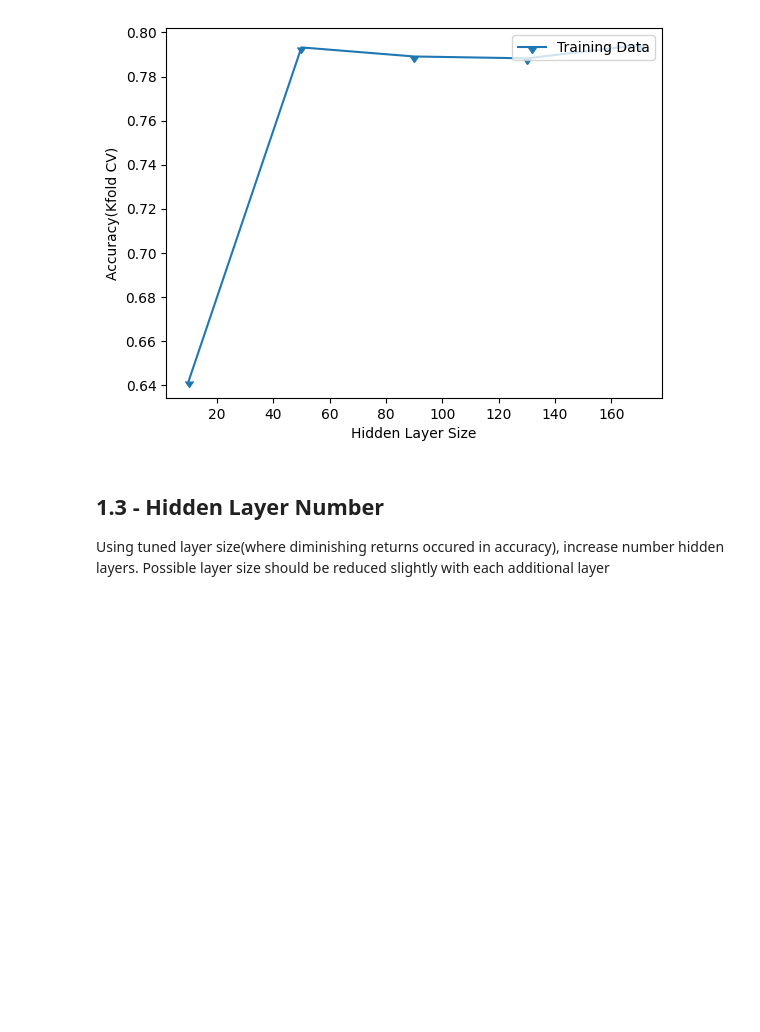
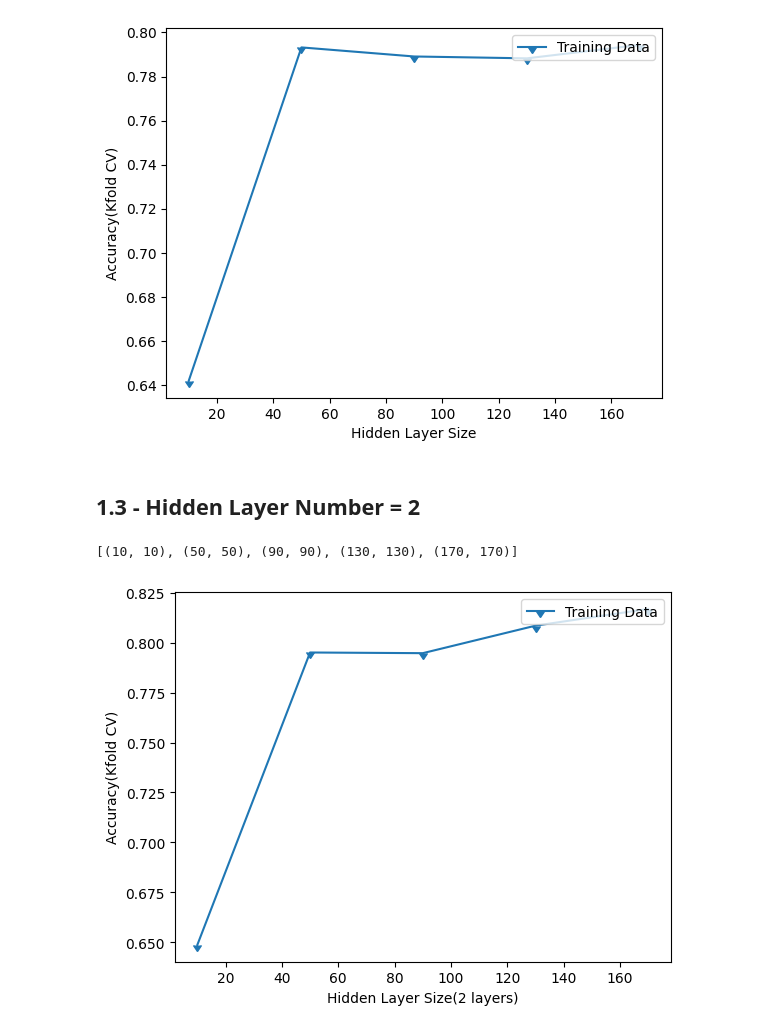
Before and after one commit to ebert-c/SENG-474-Project, a Jupyter notebook: seng474_project_nn_test.ipynb, the cells around one changed output. Drawn from its saved outputs; the diff is of its cells as text; code cells hidden in the pictures; blank space fills up the shorter version.

Commit message:
feat(nn tuning): 2 hidden layer experiment

```diff
--- a/seng474_project_nn_test.ipynb
+++ b/seng474_project_nn_test.ipynb
@@ -210,7 +210,50 @@ ax.legend(loc='upper right')
 plt.show()
 # %% [output]
 [figure]
-# %% [markdown]
-## 1.3 - Hidden Layer Number
-Using tuned layer size(where diminishing returns occured in accuracy), increase number hidden layers.
-Possible layer size should be reduced slightly with each additional layer
+# %% [markdown]
+## 1.3 - Hidden Layer Number = 2
+# %%
+# hidden layer sizes
+initial_size = 5
+hl_size_max = 100
+hidden_layer_sizes_layers = []
+
+for i in range(10,202,40):
+    hidden_layer_sizes_layers.append((i,i))
+
+#hidden_layer_sizes_layers
+hidden_layer_sizes_layers
+# %% [output]
+[(10, 10), (50, 50), (90, 90), (130, 130), (170, 170)]
+# %%
+from sklearn import neural_network
+#350 minutes to train
+accuracy_kcv_tuning_hiddenLayerSize_l2 = []
+
+for layer in hidden_layer_sizes_layers:
+    nn_characterClassifier = neural_network.MLPClassifier(hidden_layer_sizes=layer,activation='relu')
+    nn_characterClassifier.fit(train_data,train_target)
+    accuracy_kcv_tuning_hiddenLayerSize_l2.append(
+        [
+            layer[0],
+            kfoldCrossValidation(n_folds=5,algorithms=[nn_characterClassifier],data=train_data,target=train_target)
+         ]
+        )
+# %%
+errors = np.array(accuracy_kcv_tuning_hiddenLayerSize_l2, dtype="object")
+errors = errors.T
+xVals=[]
+yVals=[]
+for val in errors[0]:
+    xVals.append(val)
+for val in errors[1]:
+    yVals.append(val)
+# %%
+fig, ax = plt.subplots()
+ax.set_xlabel("Hidden Layer Size(2 layers)")
+ax.set_ylabel("Accuracy(Kfold CV)")
+ax.plot(xVals, yVals,label="Training Data",marker=11)
+ax.legend(loc='upper right')
+plt.show()
+# %% [output]
+[figure, added]
```
